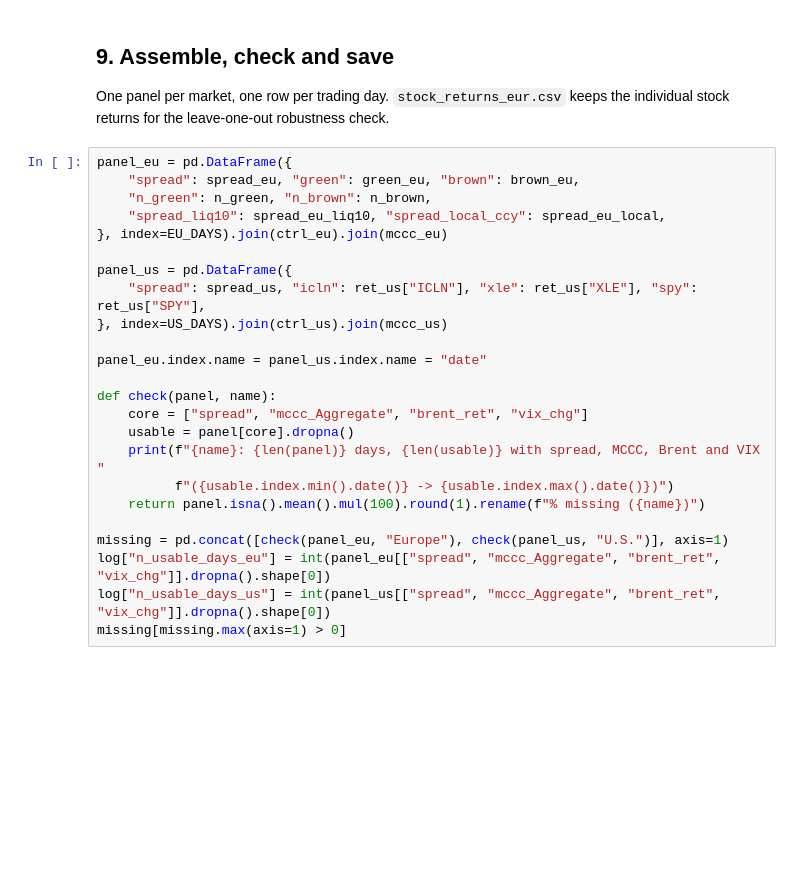
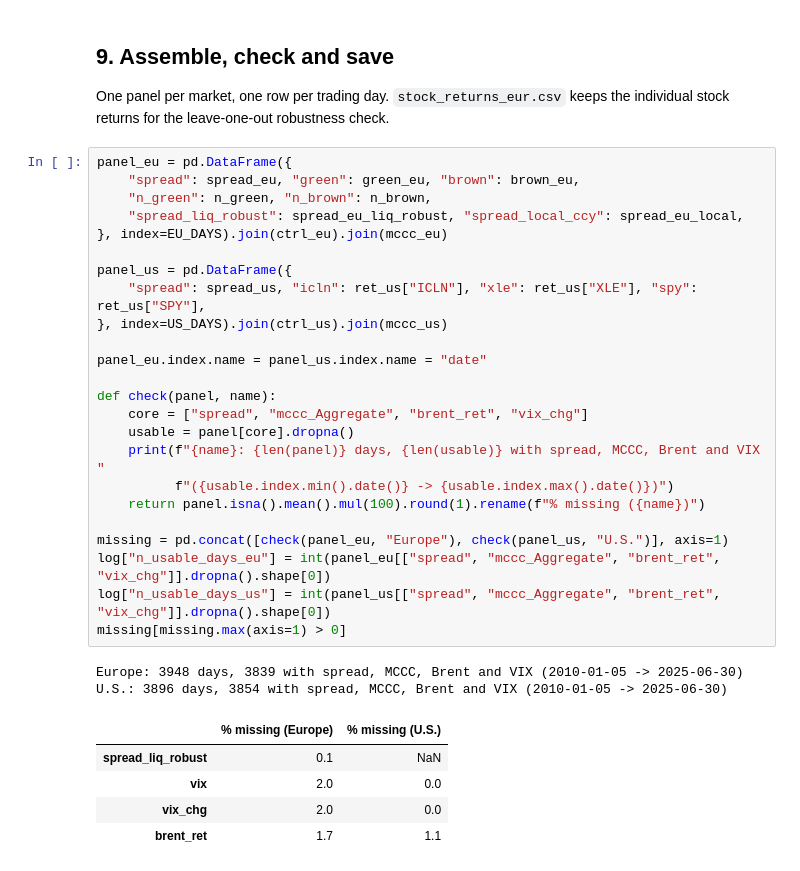
Before and after one commit to Rafael11-prog/climate-concerns-green-brown, a Jupyter notebook: code/02_clean.ipynb, the cells around one changed output. Cells and saved outputs as stored; diff of their text form; blank space fills up the shorter version.

```diff
--- a/code/02_clean.ipynb
+++ b/code/02_clean.ipynb
@@ -302,27 +445,35 @@ One panel per market, one row per trading day. `stock_returns_eur.csv` keeps the
 # %%
 panel_eu = pd.DataFrame({
     "spread": spread_eu, "green": green_eu, "brown": brown_eu,
     "n_green": n_green, "n_brown": n_brown,
-    "spread_liq10": spread_eu_liq10, "spread_local_ccy": spread_eu_local,
+    "spread_liq_robust": spread_eu_liq_robust, "spread_local_ccy": spread_eu_local,
 }, index=EU_DAYS).join(ctrl_eu).join(mccc_eu)
 
 panel_us = pd.DataFrame({
     "spread": spread_us, "icln": ret_us["ICLN"], "xle": ret_us["XLE"], "spy": ret_us["SPY"],
 }, index=US_DAYS).join(ctrl_us).join(mccc_us)
 
 panel_eu.index.name = panel_us.index.name = "date"
 
 def check(panel, name):
     core = ["spread", "mccc_Aggregate", "brent_ret", "vix_chg"]
     usable = panel[core].dropna()
     print(f"{name}: {len(panel)} days, {len(usable)} with spread, MCCC, Brent and VIX "
           f"({usable.index.min().date()} -> {usable.index.max().date()})")
     return panel.isna().mean().mul(100).round(1).rename(f"% missing ({name})")
 
 missing = pd.concat([check(panel_eu, "Europe"), check(panel_us, "U.S.")], axis=1)
 log["n_usable_days_eu"] = int(panel_eu[["spread", "mccc_Aggregate", "brent_ret", "vix_chg"]].dropna().shape[0])
 log["n_usable_days_us"] = int(panel_us[["spread", "mccc_Aggregate", "brent_ret", "vix_chg"]].dropna().shape[0])
 missing[missing.max(axis=1) > 0]
+# %% [output]
+Europe: 3948 days, 3839 with spread, MCCC, Brent and VIX (2010-01-05 -> 2025-06-30)
+U.S.: 3896 days, 3854 with spread, MCCC, Brent and VIX (2010-01-05 -> 2025-06-30)
+|  | % missing (Europe) | % missing (U.S.) |
+| spread_liq_robust | 0.1 | NaN |
+| vix | 2.0 | 0.0 |
+| vix_chg | 2.0 | 0.0 |
+| brent_ret | 1.7 | 1.1 |
 # %%
 # mccc_*_calendar_full.csv: MCCC from 2003 on each calendar, to estimate expected concern in 03_model
 panel_eu.to_csv(PROC / "panel_eu.csv")
```
Also changed, not shown: parts of 15 cells of this notebook.
